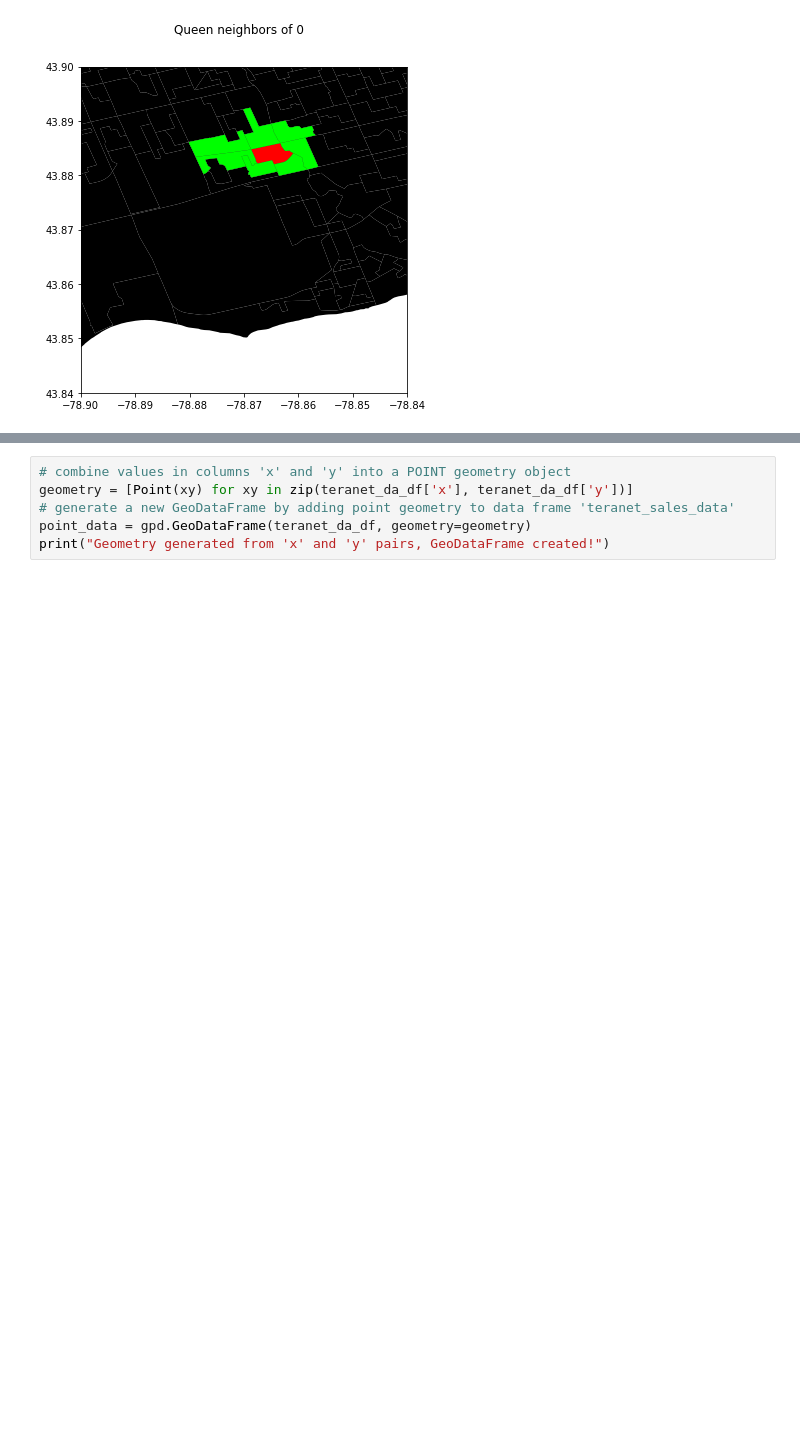
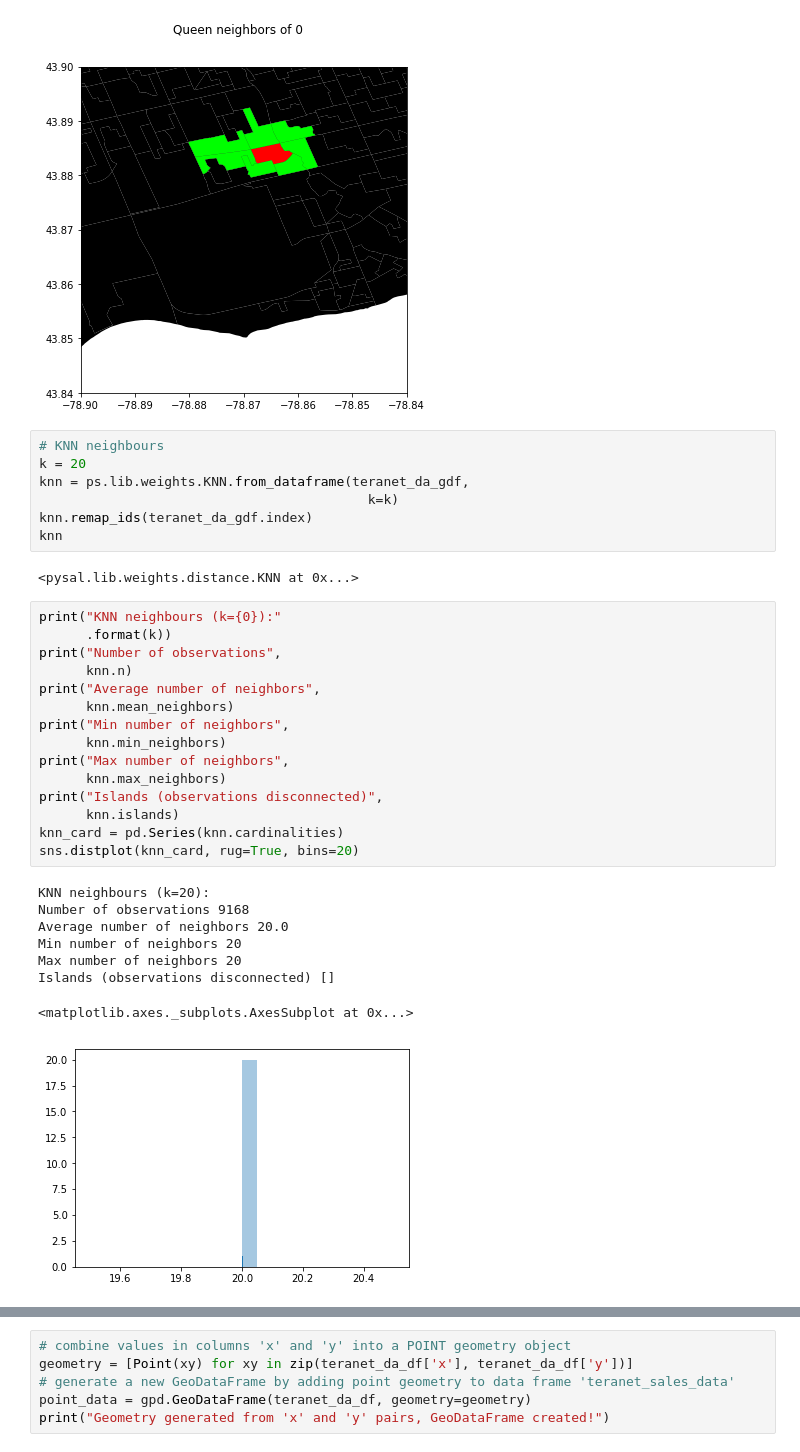
Before and after one commit to stepan-o/geo, a Jupyter notebook: new_workflow.ipynb, the cells around one changed output, grey strips where cells are left out. Cells and saved outputs as stored; diff of their text form; blank space fills up the shorter version.

```diff
--- a/new_workflow.ipynb
+++ b/new_workflow.ipynb
@@ -193,3 +200,36 @@ ax.set_xlim(-78.9, -78.84)
 plt.show()
 # %% [output]
 [figure]
+# %%
+# KNN neighbours
+k = 20
+knn = ps.lib.weights.KNN.from_dataframe(teranet_da_gdf,
+                                          k=k)
+knn.remap_ids(teranet_da_gdf.index)
+knn
+# %% [output]
+<pysal.lib.weights.distance.KNN at 0x...>
+# %%
+print("KNN neighbours (k={0}):"
+      .format(k))
+print("Number of observations",
+      knn.n)
+print("Average number of neighbors",
+      knn.mean_neighbors)
+print("Min number of neighbors",
+      knn.min_neighbors)
+print("Max number of neighbors",
+      knn.max_neighbors)
+print("Islands (observations disconnected)",
+      knn.islands)
+knn_card = pd.Series(knn.cardinalities)
+sns.distplot(knn_card, rug=True, bins=20)
+# %% [output]
+KNN neighbours (k=20):
+Number of observations 9168
+Average number of neighbors 20.0
+Min number of neighbors 20
+Max number of neighbors 20
+Islands (observations disconnected) []
+<matplotlib.axes._subplots.AxesSubplot at 0x...>
+[figure, added]
```
Also changed, not shown: parts of 54 cells of this notebook.
